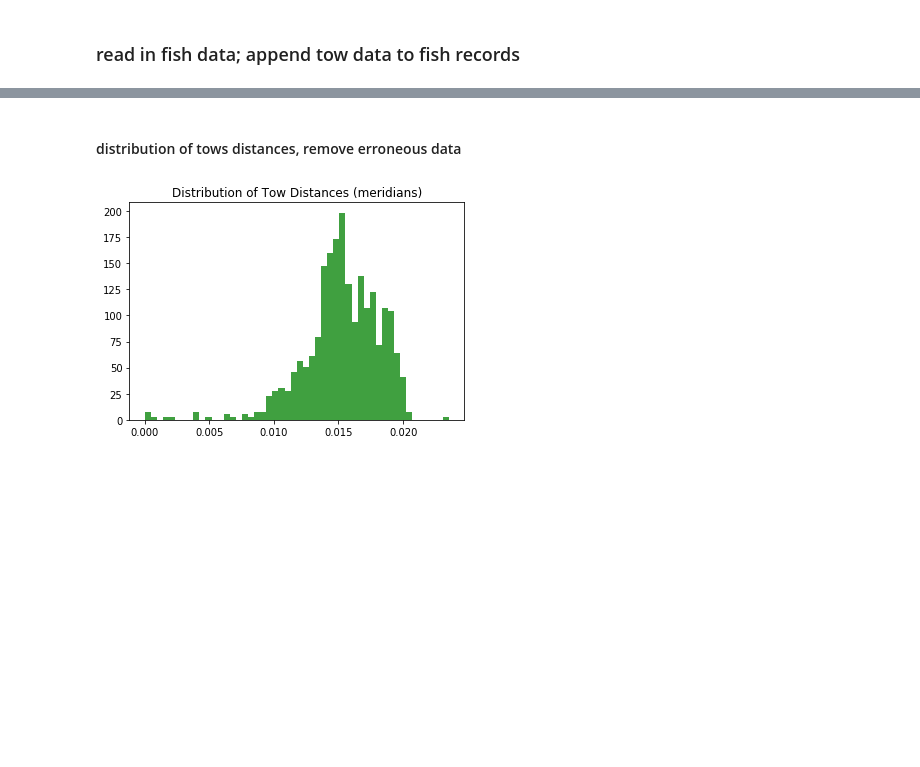
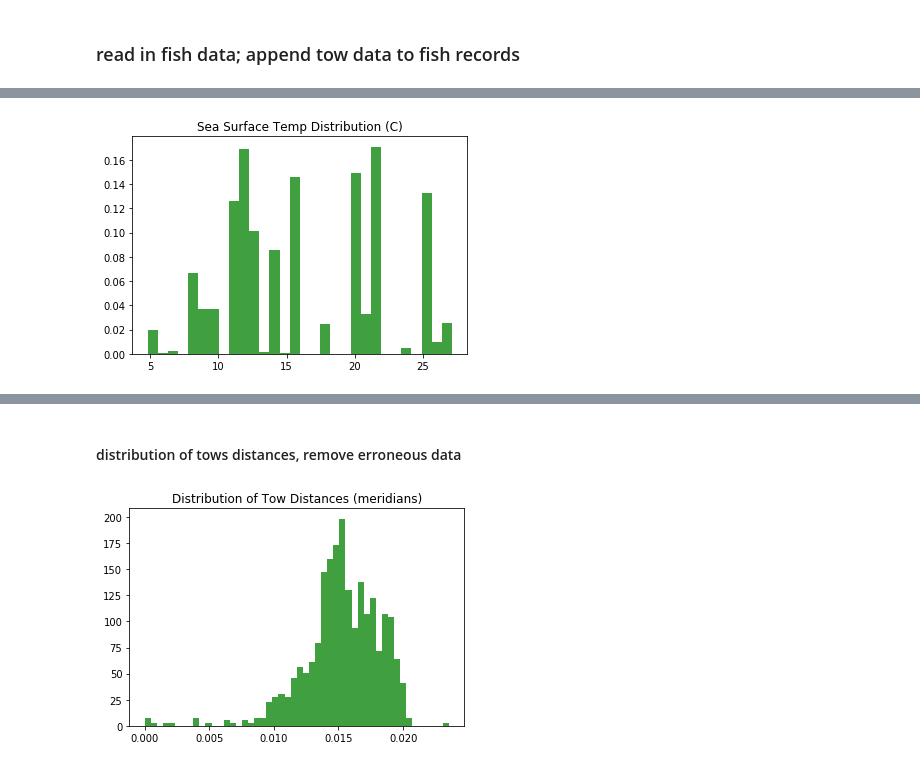
Before and after one commit to lukemckinstry/hack4sea, a Jupyter notebook: notebooks/tows.ipynb, the cells around one changed output, grey strips where cells are left out. Saved outputs shown, nothing was run; the diff lists cells and outputs as text; code cells hidden in the pictures; blank space fills up the shorter version.

```diff
--- a/notebooks/tows.ipynb
+++ b/notebooks/tows.ipynb
@@ -176,0 +229,10 @@ dtype: int64
+# %%
+fishtow_df = fishtow_df[fishtow_df['sst'] < 44]
+fishtow_df = fishtow_df[fishtow_df['chl'] < 14]
+# %%
+plt.hist( fishtow_df['sst'], 30, normed=1, facecolor='green', alpha=0.75)
+plt.title('Sea Surface Temp Distribution (C)')
+plt.savefig( '../data/raw/sst-dist.png' )
+plt.show()
+# %% [output]
+[figure, added]
```
Also changed, not shown: parts of 14 cells of this notebook, 3 other files.
